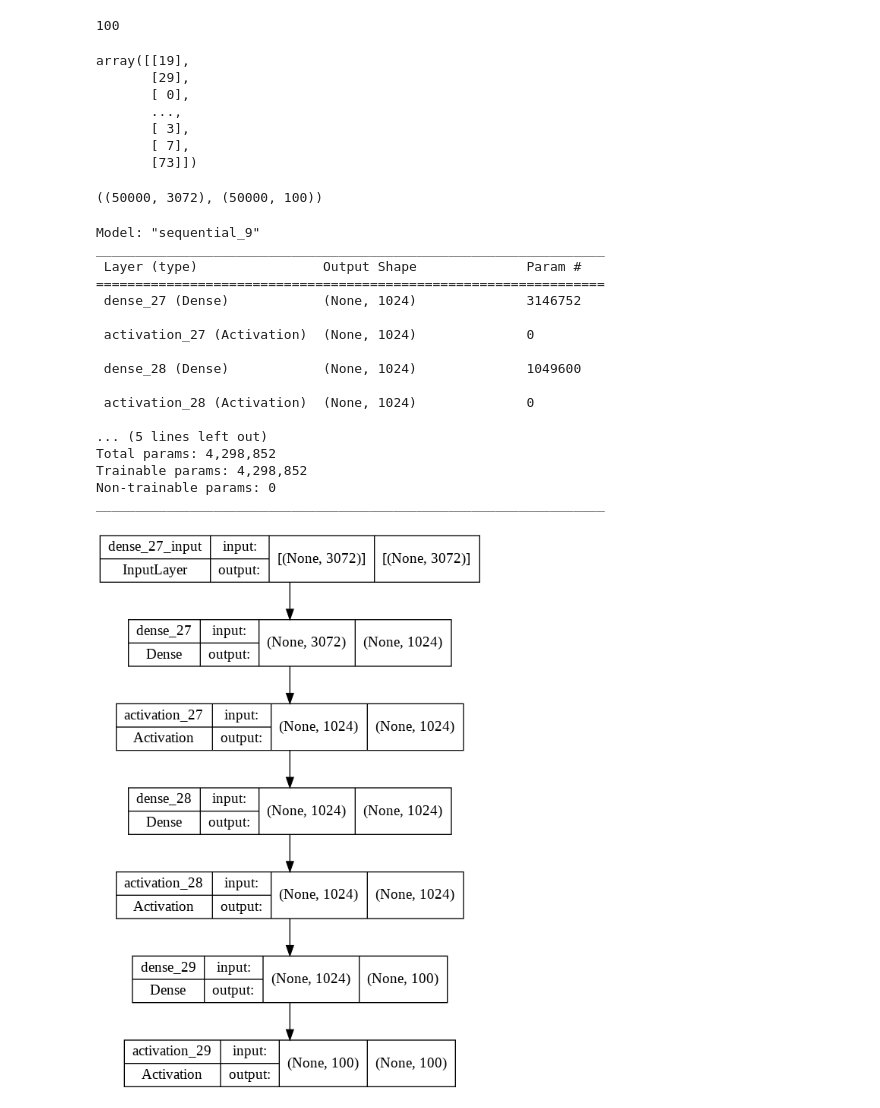
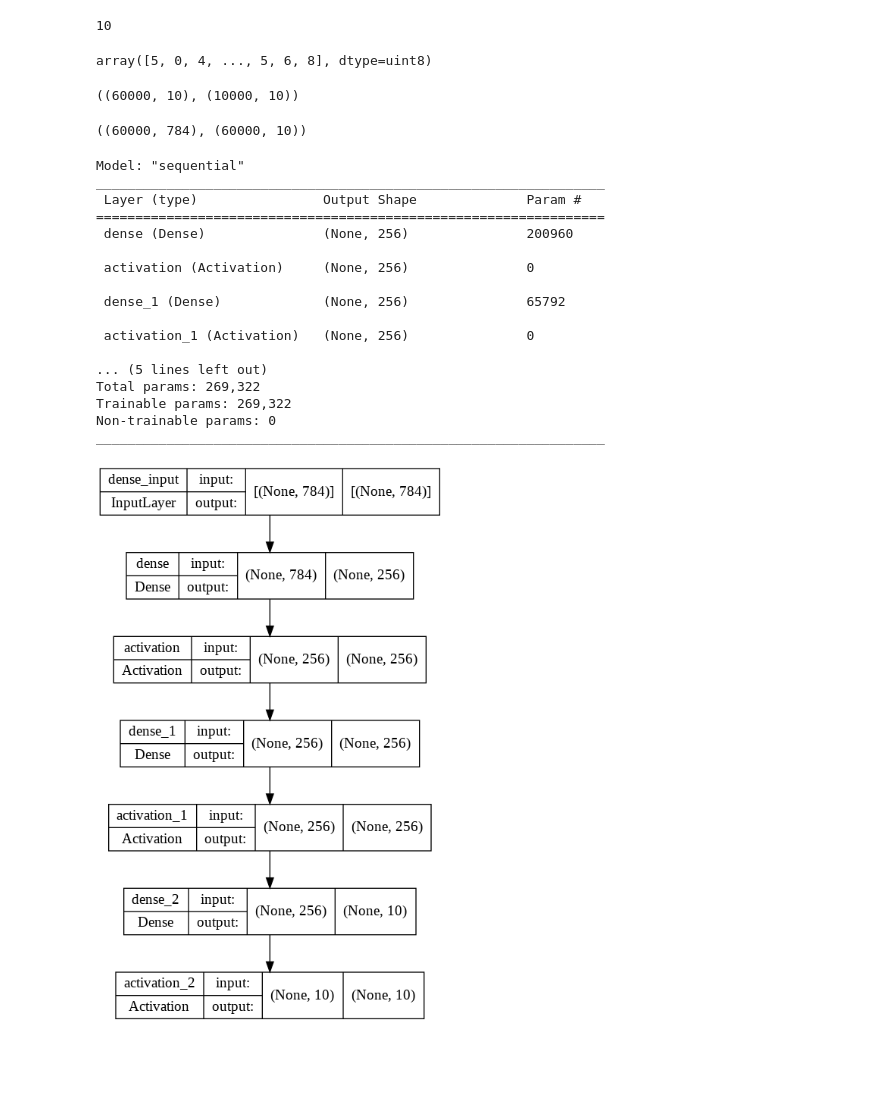
Before and after one commit to kahakashanashraf/machine-learning, a Jupyter notebook: MLP_for_image_classification.ipynb, the cells around one changed output. Drawn from its saved outputs; the diff is of its cells as text; code cells hidden in the pictures; blank space fills up the shorter version.

```diff
--- a/MLP_for_image_classification.ipynb
+++ b/MLP_for_image_classification.ipynb
@@ -7,4 +7,4 @@ from tensorflow.keras.datasets import cifar100
 import matplotlib.pyplot as plt
 # %%
 # load dataset
-(x_train, y_train), (x_test, y_test) = cifar100.load_data()
+(x_train, y_train), (x_test, y_test) = mnist.load_data()
@@ -62,31 +69,27 @@ from tensorflow.keras.utils import to_categorical, plot_model
 num_labels = len(np.unique(y_train))
 num_labels
 # %% [output]
-100
+10
 # %%
 y_train
 
 
 # 0 1 2 3 4 5 6 8 9
-# 1 0 0 0 0 0 0 0 0
+# 0 0 0 0 0 1 0 0 0
 # %% [output]
-array([[19],
-       [29],
-       [ 0],
-       ...,
-       [ 3],
-       [ 7],
-       [73]])
+array([5, 0, 4, ..., 5, 6, 8], dtype=uint8)
 # %%
 60,000 28 28 3
 # %%
 # convert to one-hot vector
 y_train = to_categorical(y_train)
 y_test = to_categorical(y_test)
+# %% [output]
+((60000, 10), (10000, 10))
 # %%
 # image dimensions (assumed square)
 image_size = x_train.shape[1]
-input_size = image_size * image_size * x_train.shape[3]
+input_size = image_size * image_size
 # %%
 # resize and normalize
 x_train = np.reshape(x_train, [-1, input_size])
@@ -96,8 +99,8 @@ x_test = x_test.astype('float32') / 255
 # %%
 x_train.shape, y_train.shape
 # %% [output]
-((50000, 3072), (50000, 100))
+((60000, 784), (60000, 10))
 # %%
-batch_size = 256
+batch_size = 128
 # 16 32 64 128 256
-hidden_units = 1024
+hidden_units = 256
@@ -104,30 +109,31 @@ hidden_units = 1024
 # %%
+
 model = Sequential()
 model.add(Dense(hidden_units, input_dim=input_size))
 model.add(Activation('relu'))
 model.add(Dense(hidden_units))
 model.add(Activation('relu'))
 model.add(Dense(num_labels))
 # this is the output for one-hot vector
 model.add(Activation('softmax'))
 model.summary()
-plot_model(model, to_file='mlp-cifar100.png', show_shapes=True)
+plot_model(model, to_file='mlp-mnist.png', show_shapes=True)
 # %% [output]
-Model: "sequential_9"
+Model: "sequential"
 _________________________________________________________________
  Layer (type)                Output Shape              Param #
 =================================================================
- dense_27 (Dense)            (None, 1024)              3146752
+ dense (Dense)               (None, 256)               200960
 
- activation_27 (Activation)  (None, 1024)              0
+ activation (Activation)     (None, 256)               0
 
- dense_28 (Dense)            (None, 1024)              1049600
+ dense_1 (Dense)             (None, 256)               65792
 
- activation_28 (Activation)  (None, 1024)              0
+ activation_1 (Activation)   (None, 256)               0
 
 ... (5 lines left out)
-Total params: 4,298,852
-Trainable params: 4,298,852
+Total params: 269,322
+Trainable params: 269,322
 Non-trainable params: 0
 _________________________________________________________________
-[figure, old version]
+[figure, new version]
```
Also changed, not shown: parts of 16 cells of this notebook.
